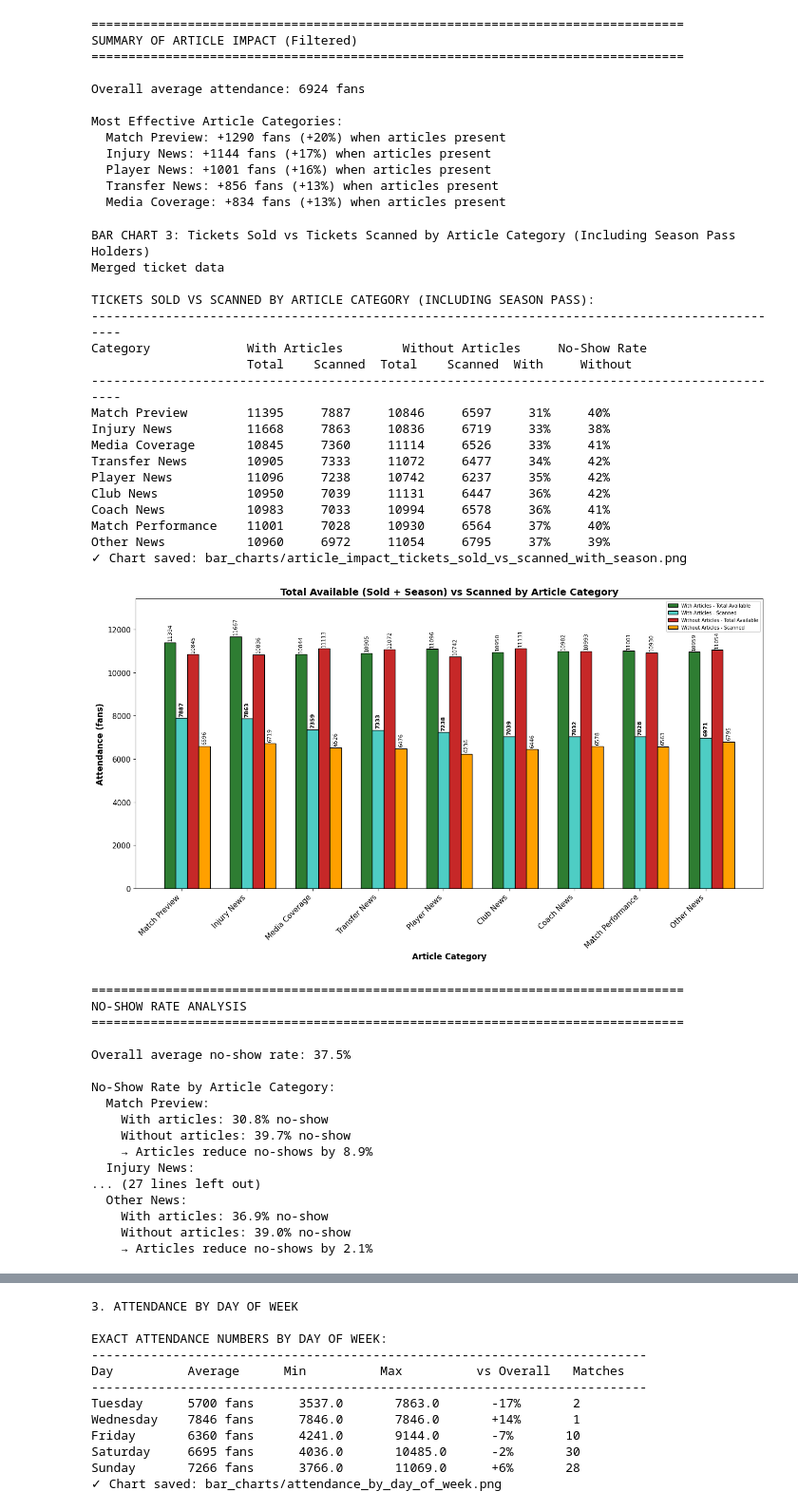
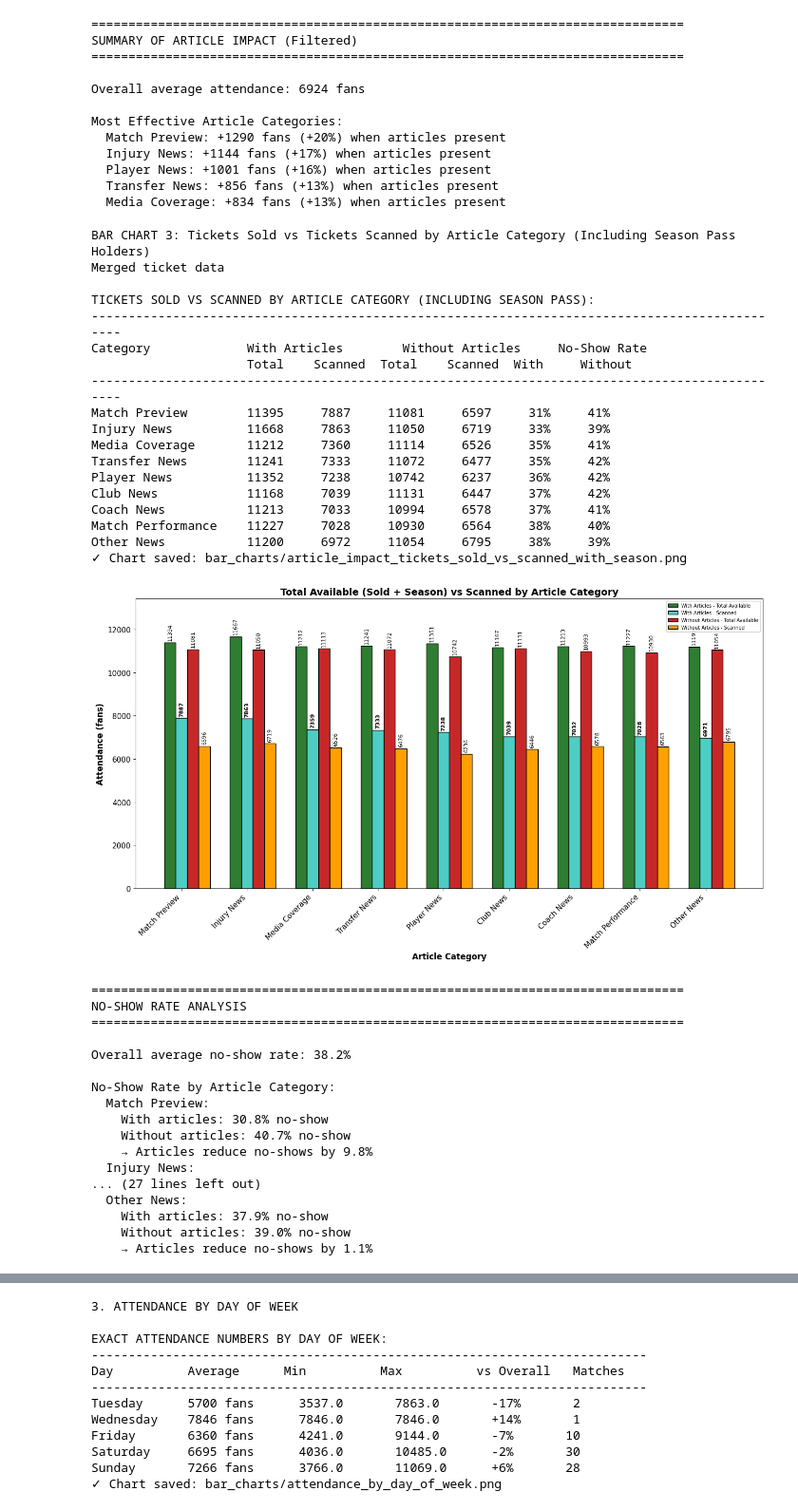
Before and after one commit to Nathan432532/UCLL-Project-Attendence, a Jupyter notebook: bar_charts.ipynb, the cells around one changed output, grey strips where cells are left out. Shown at 95% size. Drawn from its saved outputs; the diff is of its cells as text; code cells hidden in the pictures.

Commit message:
bar charts update 3

```diff
--- a/bar_charts.ipynb
+++ b/bar_charts.ipynb
@@ -727,7 +726,7 @@ else:
 # ---------------------------
 if 'tickets_sold_total' not in df_analysis.columns or 'seasonpass_holders' not in df_analysis.columns:
     try:
-        tickets_df = pd.read_csv('data/gold_match_tickets.csv', on_bad_lines='skip')
+        tickets_df = pd.read_csv('data/gold_match_ticket.csv', on_bad_lines='skip')
         tickets_df.columns = tickets_df.columns.str.strip()
         df_analysis = df_analysis.merge(
             tickets_df[['match_id', 'tickets_sold_total', 'seasonpass_holders']],
@@ -816,60 +815,60 @@ if len(category_cols) > 0:
     save_chart('article_impact_tickets_sold_vs_scanned_with_season')
     plt.show()
 
     print("\n" + "=" * 80)
     print("NO-SHOW RATE ANALYSIS")
     print("=" * 80)
     print(f"\nOverall average no-show rate: {df_analysis['no_show_rate'].mean()*100:.1f}%")
     print("\nNo-Show Rate by Article Category:")
     for _, row in ticket_df.iterrows():
         diff_no_show = row['with_no_show'] - row['without_no_show']
         print(f"  {row['category']}:")
         print(f"    With articles: {row['with_no_show']:.1f}% no-show")
         print(f"    Without articles: {row['without_no_show']:.1f}% no-show")
         if diff_no_show < 0:
             print(f"    → Articles reduce no-shows by {abs(diff_no_show):.1f}%")
         elif diff_no_show > 0:
             print(f"    → Articles increase no-shows by {diff_no_show:.1f}%")
 
 else:
     print("No article categories with data to display")
 # %% [output]
 BAR CHART 3: Tickets Sold vs Tickets Scanned by Article Category (Including Season Pass Holders)
 Merged ticket data
 
 TICKETS SOLD VS SCANNED BY ARTICLE CATEGORY (INCLUDING SEASON PASS):
 -----------------------------------------------------------------------------------------------
 Category             With Articles        Without Articles     No-Show Rate
                      Total    Scanned  Total    Scanned  With     Without
 -----------------------------------------------------------------------------------------------
-Match Preview        11395     7887     10846     6597     31%     40%
-Injury News          11668     7863     10836     6719     33%     38%
-Media Coverage       10845     7360     11114     6526     33%     41%
-Transfer News        10905     7333     11072     6477     34%     42%
-Player News          11096     7238     10742     6237     35%     42%
-Club News            10950     7039     11131     6447     36%     42%
-Coach News           10983     7033     10994     6578     36%     41%
-Match Performance    11001     7028     10930     6564     37%     40%
-Other News           10960     6972     11054     6795     37%     39%
+Match Preview        11395     7887     11081     6597     31%     41%
+Injury News          11668     7863     11050     6719     33%     39%
+Media Coverage       11212     7360     11114     6526     35%     41%
+Transfer News        11241     7333     11072     6477     35%     42%
+Player News          11352     7238     10742     6237     36%     42%
+Club News            11168     7039     11131     6447     37%     42%
+Coach News           11213     7033     10994     6578     37%     41%
+Match Performance    11227     7028     10930     6564     38%     40%
+Other News           11200     6972     11054     6795     38%     39%
 ✓ Chart saved: bar_charts/article_impact_tickets_sold_vs_scanned_with_season.png
-[figure, old version]
+[figure, new version]
 ================================================================================
 NO-SHOW RATE ANALYSIS
 ================================================================================
 
-Overall average no-show rate: 37.5%
+Overall average no-show rate: 38.2%
 
 No-Show Rate by Article Category:
   Match Preview:
     With articles: 30.8% no-show
-    Without articles: 39.7% no-show
-    → Articles reduce no-shows by 8.9%
+    Without articles: 40.7% no-show
+    → Articles reduce no-shows by 9.8%
   Injury News:
 ... (27 lines left out)
   Other News:
-    With articles: 36.9% no-show
+    With articles: 37.9% no-show
     Without articles: 39.0% no-show
-    → Articles reduce no-shows by 2.1%
+    → Articles reduce no-shows by 1.1%
 # %%
 # BAR CHART 4: Tickets Sold vs Tickets Scanned by Article Category
 print("\nBAR CHART 4: Tickets Sold vs Tickets Scanned by Article Category")
```
Also changed, not shown: parts of 7 cells of this notebook.
